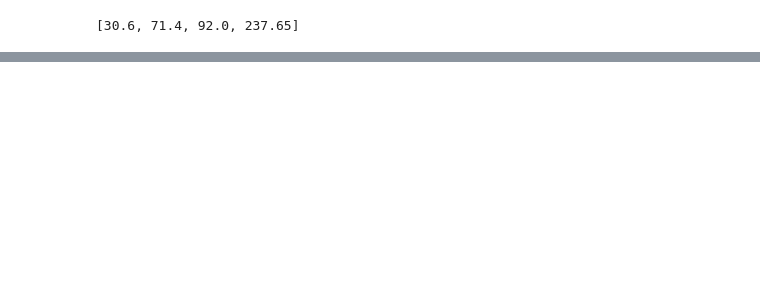
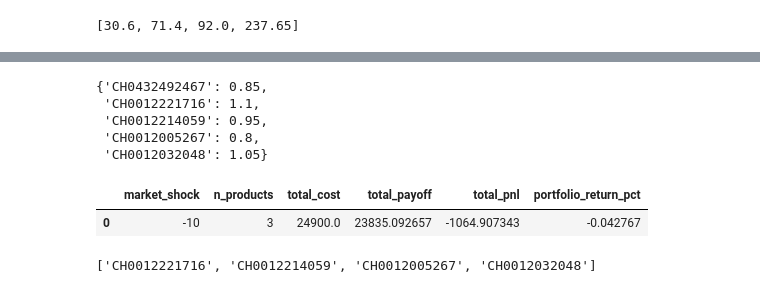
Before and after one commit to sanyalelizabet/structured-products-analytics, a Jupyter notebook: notebooks/01_portfolio_construction.ipynb, the cells around one changed output, grey strips where cells are left out. Drawn from its saved outputs; the diff is of its cells as text; code cells hidden in the pictures; blank space fills up the shorter version.

Commit message:
scenarioengine class

```diff
--- a/notebooks/01_portfolio_construction.ipynb
+++ b/notebooks/01_portfolio_construction.ipynb
@@ -135,7 +135,7 @@ import numpy as np
 
 class ReverseConvertible:
 
-    def __init__(self, row, final_levels):
+    def __init__(self, row, final_levels=None):
         self.row = row
 
         # Basic inputs
@@ -152,6 +152,9 @@ class ReverseConvertible:
         self.initial_levels = row["initial_levels"]
         self.strike_levels = row["strike"]
         self.current_spots = row["current_spots"]
+
+        if final_levels is None:
+            final_levels = [0.0] * len(self.current_spots)
 
         if len(final_levels) != len(self.current_spots):
             raise ValueError("Scenario length must match number of underlyings.")
@@ -528,0 +535,26 @@ break_even: 0.9325
+# %%
+beta_table = pd.DataFrame({
+    "isin": [
+        "CH0432492467",
+        "CH0012221716",
+        "CH0012214059",
+        "CH0012005267",
+        "CH0012032048"
+    ],
+    "beta": [0.85, 1.10, 0.95, 0.80, 1.05]
+})
+scenarios = {
+    "down_5": -5,
+    "down_10": -10,
+    "crash": -20,
+    "up_10": 10
+}
+
+beta_map = dict(zip(beta_table["isin"], beta_table["beta"]))
+beta_map
+# %% [output]
+{'CH0432492467': 0.85,
+ 'CH0012221716': 1.1,
+ 'CH0012214059': 0.95,
+ 'CH0012005267': 0.8,
+ 'CH0012032048': 1.05}
@@ -528,0 +635,13 @@ break_even: 0.9325
+# %%
+engine = ScenarioEngine(portfolio, beta_map, scenarios)
+# %%
+
+df = engine.run(-10)
+df["portfolio_summary"]
+# %% [output]
+|  | market_shock | n_products | total_cost | total_payoff | total_pnl | portfolio_return_pct |
+| 0 | -10 | 3 | 24900.0 | 23835.092657 | -1064.907343 | -0.042767 |
+# %%
+portfolio.iloc[1]["underlying_isins"]
+# %% [output]
+['CH0012221716', 'CH0012214059', 'CH0012005267', 'CH0012032048']
```
Also changed, not shown: parts of 3 cells of this notebook, 2 other files.
